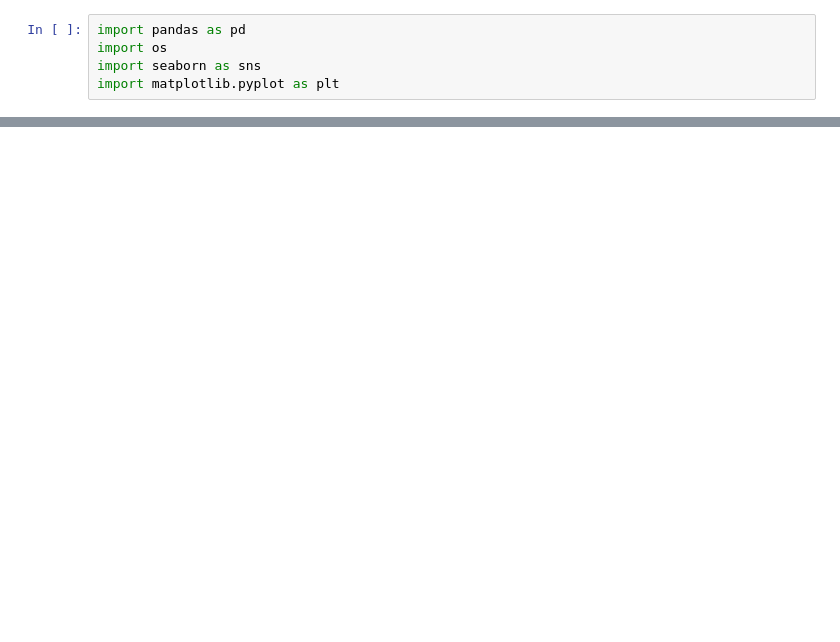
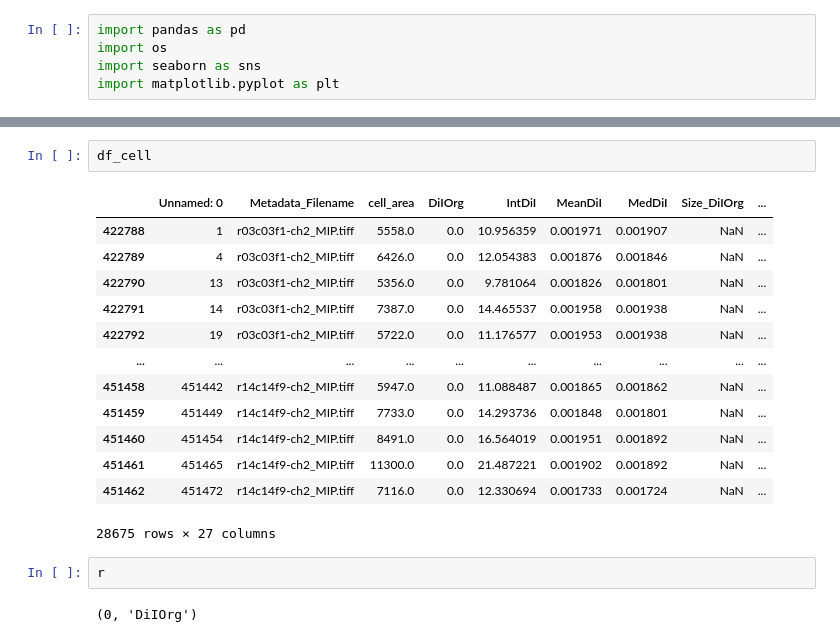
Before and after one commit to spamilo/ME00079, a Jupyter notebook: from_iris/ME00079_LDL_analysis.ipynb, the cells around one changed output, grey strips where cells are left out. Drawn from its saved outputs; the diff is of its cells as text; blank space fills up the shorter version.

```diff
--- a/from_iris/ME00079_LDL_analysis.ipynb
+++ b/from_iris/ME00079_LDL_analysis.ipynb
@@ -39,0 +53,20 @@ for exp in ['P1','P2']:
+# %%
+df_cell
+# %% [output]
+|  | Unnamed: 0 | Metadata_Filename | cell_area | DiIOrg | IntDiI | MeanDiI | MedDiI | Size_DiIOrg | ... |
+| 422788 | 1 | r03c03f1-ch2_MIP.tiff | 5558.0 | 0.0 | 10.956359 | 0.001971 | 0.001907 | NaN | ... |
+| 422789 | 4 | r03c03f1-ch2_MIP.tiff | 6426.0 | 0.0 | 12.054383 | 0.001876 | 0.001846 | NaN | ... |
+| 422790 | 13 | r03c03f1-ch2_MIP.tiff | 5356.0 | 0.0 | 9.781064 | 0.001826 | 0.001801 | NaN | ... |
+| 422791 | 14 | r03c03f1-ch2_MIP.tiff | 7387.0 | 0.0 | 14.465537 | 0.001958 | 0.001938 | NaN | ... |
+| 422792 | 19 | r03c03f1-ch2_MIP.tiff | 5722.0 | 0.0 | 11.176577 | 0.001953 | 0.001938 | NaN | ... |
+| ... | ... | ... | ... | ... | ... | ... | ... | ... | ... |
+| 451458 | 451442 | r14c14f9-ch2_MIP.tiff | 5947.0 | 0.0 | 11.088487 | 0.001865 | 0.001862 | NaN | ... |
+| 451459 | 451449 | r14c14f9-ch2_MIP.tiff | 7733.0 | 0.0 | 14.293736 | 0.001848 | 0.001801 | NaN | ... |
+| 451460 | 451454 | r14c14f9-ch2_MIP.tiff | 8491.0 | 0.0 | 16.564019 | 0.001951 | 0.001892 | NaN | ... |
+| 451461 | 451465 | r14c14f9-ch2_MIP.tiff | 11300.0 | 0.0 | 21.487221 | 0.001902 | 0.001892 | NaN | ... |
+| 451462 | 451472 | r14c14f9-ch2_MIP.tiff | 7116.0 | 0.0 | 12.330694 | 0.001733 | 0.001724 | NaN | ... |
+28675 rows × 27 columns
+# %%
+r
+# %% [output]
+(0, 'DiIOrg')
```
Also changed, not shown: parts of 2 cells of this notebook, 1 other file.
